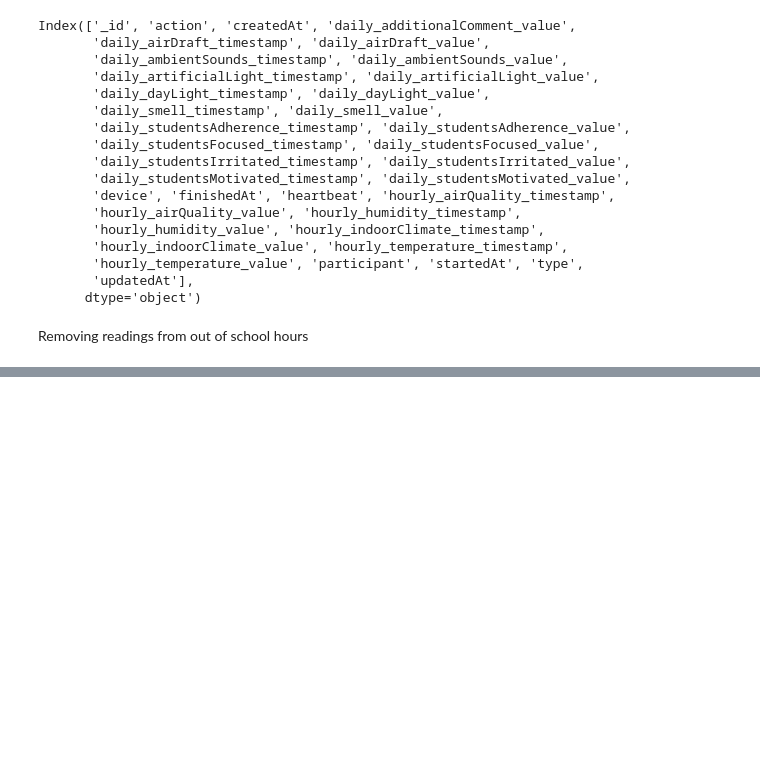
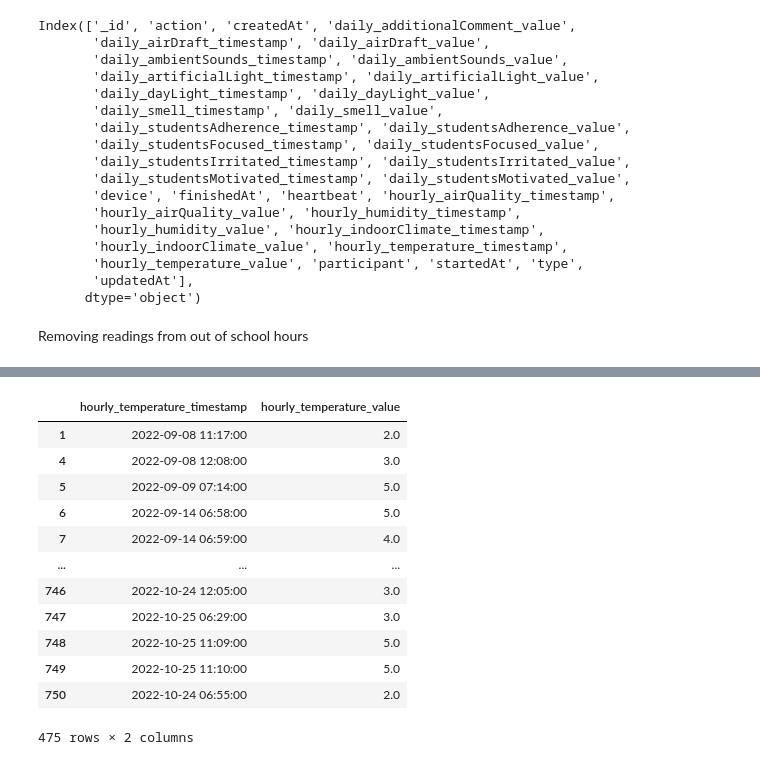
Before and after one commit to tug-cps/SchoolFeedback, a Jupyter notebook: notebooks/aligning_daily_hourly_data.ipynb, the cells around one changed output, grey strips where cells are left out. Cells and saved outputs as stored; diff of their text form; code cells hidden in the pictures; blank space fills up the shorter version.

```diff
--- a/notebooks/test.ipynb
+++ b/notebooks/aligning_daily_hourly_data.ipynb
@@ -110,0 +94,16 @@ hourly_temperature_df['hourly_temperature_timestamp'] = hourly_temperature_df['h
+# %%
+hourly_temperature_df
+# %% [output]
+|  | hourly_temperature_timestamp | hourly_temperature_value |
+| 1 | 2022-09-08 11:17:00 | 2.0 |
+| 4 | 2022-09-08 12:08:00 | 3.0 |
+| 5 | 2022-09-09 07:14:00 | 5.0 |
+| 6 | 2022-09-14 06:58:00 | 5.0 |
+| 7 | 2022-09-14 06:59:00 | 4.0 |
+| ... | ... | ... |
+| 746 | 2022-10-24 12:05:00 | 3.0 |
+| 747 | 2022-10-25 06:29:00 | 3.0 |
+| 748 | 2022-10-25 11:09:00 | 5.0 |
+| 749 | 2022-10-25 11:10:00 | 5.0 |
+| 750 | 2022-10-24 06:55:00 | 2.0 |
+475 rows × 2 columns
```
Also changed, not shown: parts of 10 cells of this notebook.
